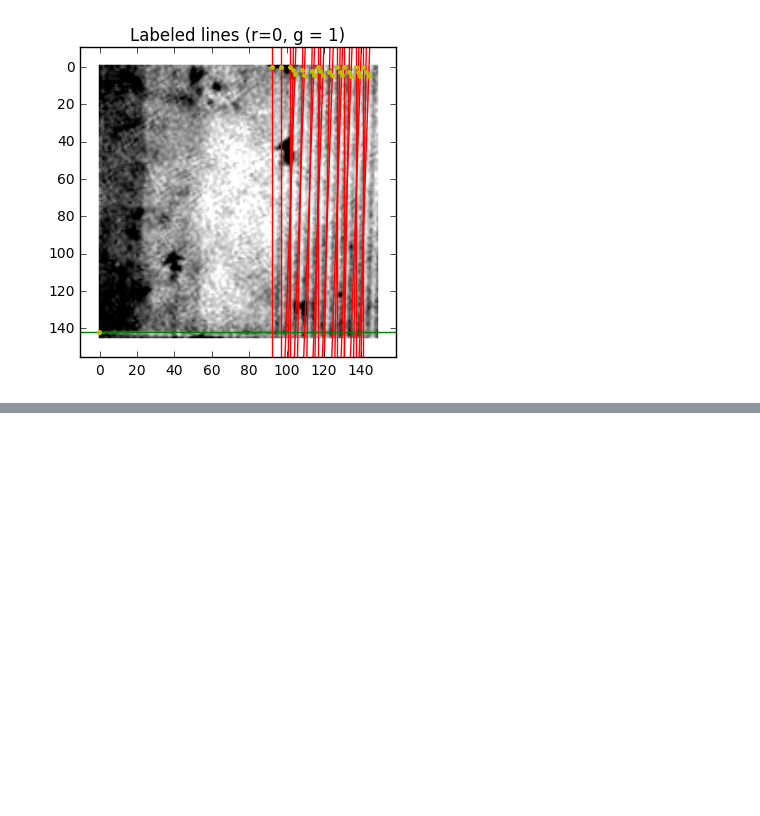
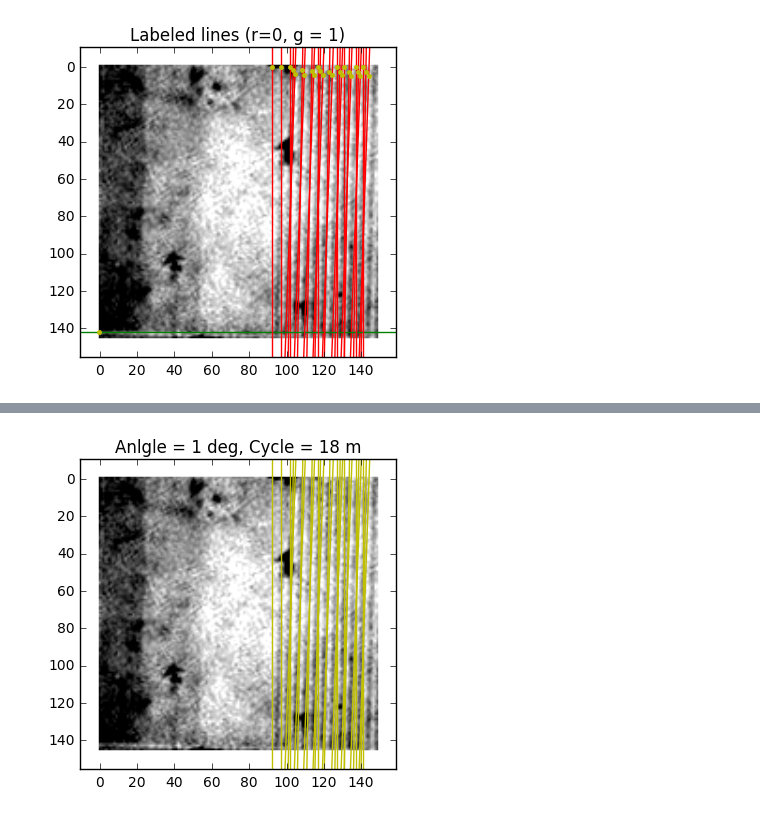
Before and after one commit to liu963/insight-project, a Jupyter notebook: pattern-recognition/PatternRecognition.ipynb, the cells around one changed output, grey strips where cells are left out. Cells and saved outputs as stored; diff of their text form; code cells hidden in the pictures; blank space fills up the shorter version.

```diff
--- a/pattern-recognition/PatternRecognition.ipynb
+++ b/pattern-recognition/PatternRecognition.ipynb
@@ -657,0 +659,3 @@ angle_res
+# %%
+# Median angle in degrees
+angle_good = np.median(angles[idx_good])*180/np.pi
@@ -657,0 +699,3 @@ angle_res
+# %%
+# For now take average of top 75%
+cycle = np.mean(spacing[spacing>=np.percentile(spacing,75)])*5 # 5 meters per pixel
@@ -657,0 +706,13 @@ angle_res
+# %%
+plt.imshow(gray_sat,cmap=matplotlib.cm.get_cmap('gray'))
+plt.title('Anlgle = %.0f deg, Cycle = %.0f m' % (np.round(angle_good),np.round(cycle)))
+ylim = plt.gca().get_ylim()
+xlim = plt.gca().get_xlim()
+plot_lines(lines_thr[idx_good])
+plt.gca().set_ylim(ylim[0]+10,ylim[1]-10)
+plt.gca().set_xlim(xlim[0]-10,xlim[1]+10)
+# plt.plot(XC[idx_good],YC[idx_good],'.b')
+
+plt.show()
+# %% [output]
+[figure, added]
```
Also changed, not shown: parts of 17 cells of this notebook.
